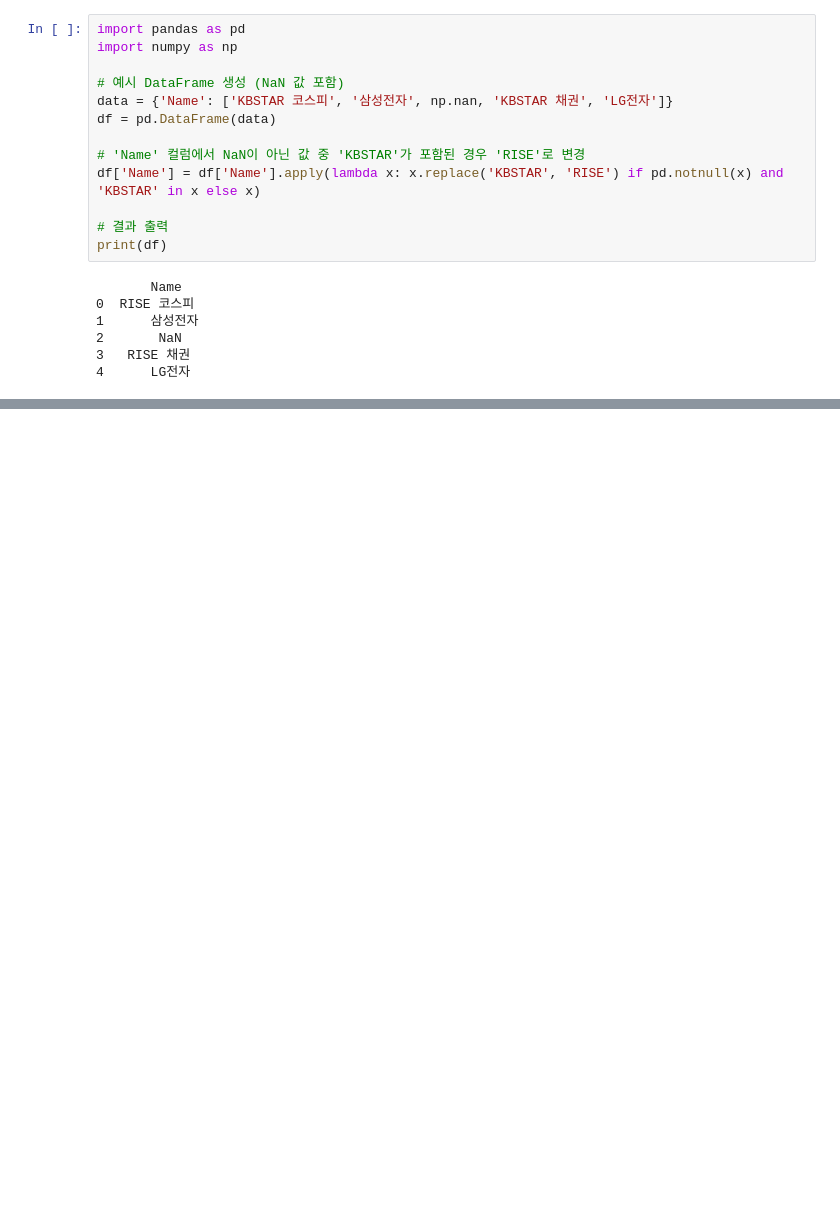
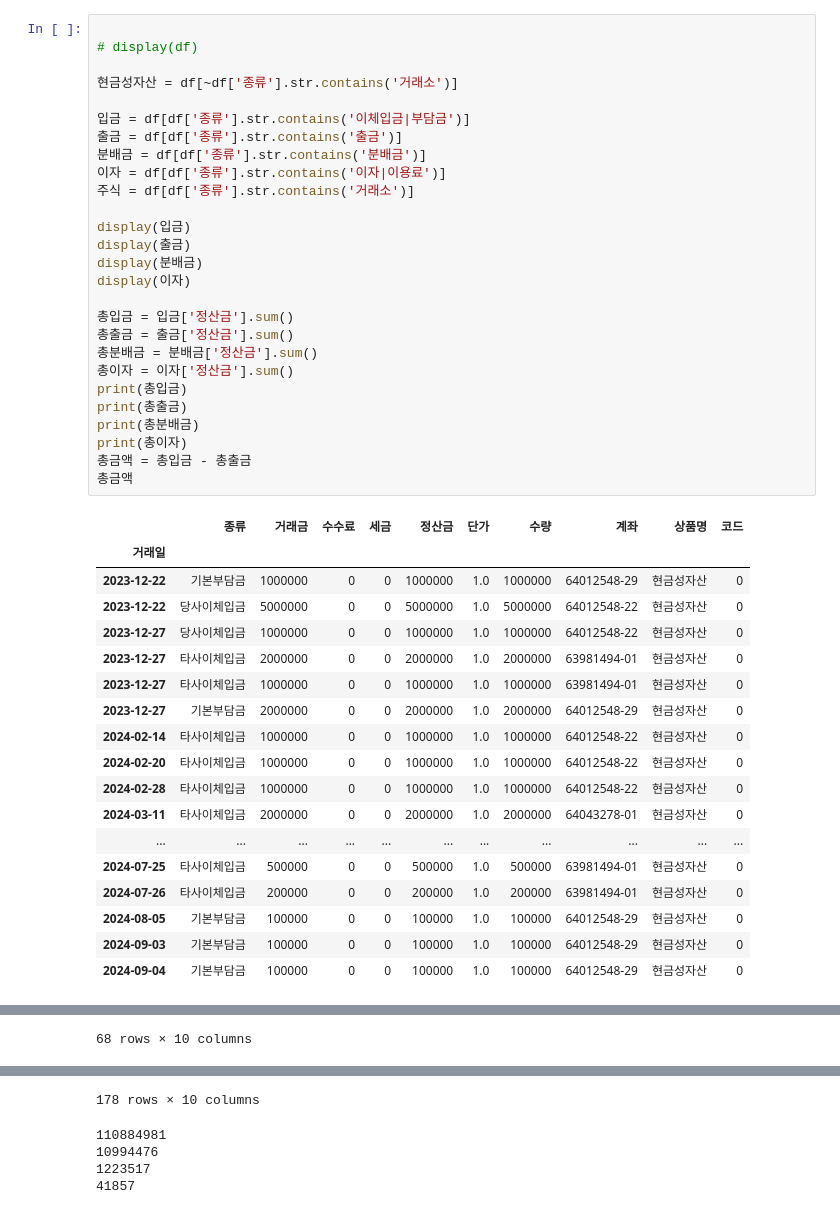
Before and after one commit to birdblues/kbtest, a Jupyter notebook: test.ipynb, the cells around one changed output, grey strips where cells are left out. Saved outputs shown, nothing was run; the diff lists cells and outputs as text; blank space fills up the shorter version.

```diff
--- a/test.ipynb
+++ b/test.ipynb
@@ -112,20 +116,46 @@ display(총출금)
-# %%
-import pandas as pd
-import numpy as np
-
-# 예시 DataFrame 생성 (NaN 값 포함)
-data = {'Name': ['KBSTAR 코스피', '삼성전자', np.nan, 'KBSTAR 채권', 'LG전자']}
-df = pd.DataFrame(data)
-
-# 'Name' 컬럼에서 NaN이 아닌 값 중 'KBSTAR'가 포함된 경우 'RISE'로 변경
-df['Name'] = df['Name'].apply(lambda x: x.replace('KBSTAR', 'RISE') if pd.notnull(x) and 'KBSTAR' in x else x)
-
-# 결과 출력
-print(df)
-# %% [output]
-       Name
-0  RISE 코스피
-1      삼성전자
-2       NaN
-3   RISE 채권
-4      LG전자
+# %%
+
+# display(df)
+
+현금성자산 = df[~df['종류'].str.contains('거래소')]
+
+입금 = df[df['종류'].str.contains('이체입금|부담금')]
+출금 = df[df['종류'].str.contains('출금')]
+분배금 = df[df['종류'].str.contains('분배금')]
+이자 = df[df['종류'].str.contains('이자|이용료')]
+주식 = df[df['종류'].str.contains('거래소')]
+
+display(입금)
+display(출금)
+display(분배금)
+display(이자)
+
+총입금 = 입금['정산금'].sum()
+총출금 = 출금['정산금'].sum()
+총분배금 = 분배금['정산금'].sum()
+총이자 = 이자['정산금'].sum()
+print(총입금)
+print(총출금)
+print(총분배금)
+print(총이자)
+총금액 = 총입금 - 총출금
+총금액
+# %% [output]
+|  | 종류 | 거래금 | 수수료 | 세금 | 정산금 | 단가 | 수량 | 계좌 | 상품명 | 코드 |
+| 거래일 |  |  |  |  |  |  |  |  |  |  |
+| 2023-12-22 | 기본부담금 | 1000000 | 0 | 0 | 1000000 | 1.0 | 1000000 | 64012548-29 | 현금성자산 | 0 |
+| 2023-12-22 | 당사이체입금 | 5000000 | 0 | 0 | 5000000 | 1.0 | 5000000 | 64012548-22 | 현금성자산 | 0 |
+| 2023-12-27 | 당사이체입금 | 1000000 | 0 | 0 | 1000000 | 1.0 | 1000000 | 64012548-22 | 현금성자산 | 0 |
+| 2023-12-27 | 타사이체입금 | 2000000 | 0 | 0 | 2000000 | 1.0 | 2000000 | 63981494-01 | 현금성자산 | 0 |
+| 2023-12-27 | 타사이체입금 | 1000000 | 0 | 0 | 1000000 | 1.0 | 1000000 | 63981494-01 | 현금성자산 | 0 |
+| 2023-12-27 | 기본부담금 | 2000000 | 0 | 0 | 2000000 | 1.0 | 2000000 | 64012548-29 | 현금성자산 | 0 |
+| 2024-02-14 | 타사이체입금 | 1000000 | 0 | 0 | 1000000 | 1.0 | 1000000 | 64012548-22 | 현금성자산 | 0 |
+| 2024-02-20 | 타사이체입금 | 1000000 | 0 | 0 | 1000000 | 1.0 | 1000000 | 64012548-22 | 현금성자산 | 0 |
+| 2024-02-28 | 타사이체입금 | 1000000 | 0 | 0 | 1000000 | 1.0 | 1000000 | 64012548-22 | 현금성자산 | 0 |
+| 2024-03-11 | 타사이체입금 | 2000000 | 0 | 0 | 2000000 | 1.0 | 2000000 | 64043278-01 | 현금성자산 | 0 |
+| ... | ... | ... | ... | ... | ... | ... | ... | ... | ... | ... |
+| 2024-07-25 | 타사이체입금 | 500000 | 0 | 0 | 500000 | 1.0 | 500000 | 63981494-01 | 현금성자산 | 0 |
+| 2024-07-26 | 타사이체입금 | 200000 | 0 | 0 | 200000 | 1.0 | 200000 | 63981494-01 | 현금성자산 | 0 |
+| 2024-08-05 | 기본부담금 | 100000 | 0 | 0 | 100000 | 1.0 | 100000 | 64012548-29 | 현금성자산 | 0 |
+| 2024-09-03 | 기본부담금 | 100000 | 0 | 0 | 100000 | 1.0 | 100000 | 64012548-29 | 현금성자산 | 0 |
+| 2024-09-04 | 기본부담금 | 100000 | 0 | 0 | 100000 | 1.0 | 100000 | 64012548-29 | 현금성자산 | 0 |
@@ -131,0 +185 @@ print(df)
+68 rows × 10 columns
@@ -131,0 +199,5 @@ print(df)
+178 rows × 10 columns
+110884981
+10994476
+1223517
+41857
```
Also changed, not shown: parts of 5 cells of this notebook, 6 other files.
